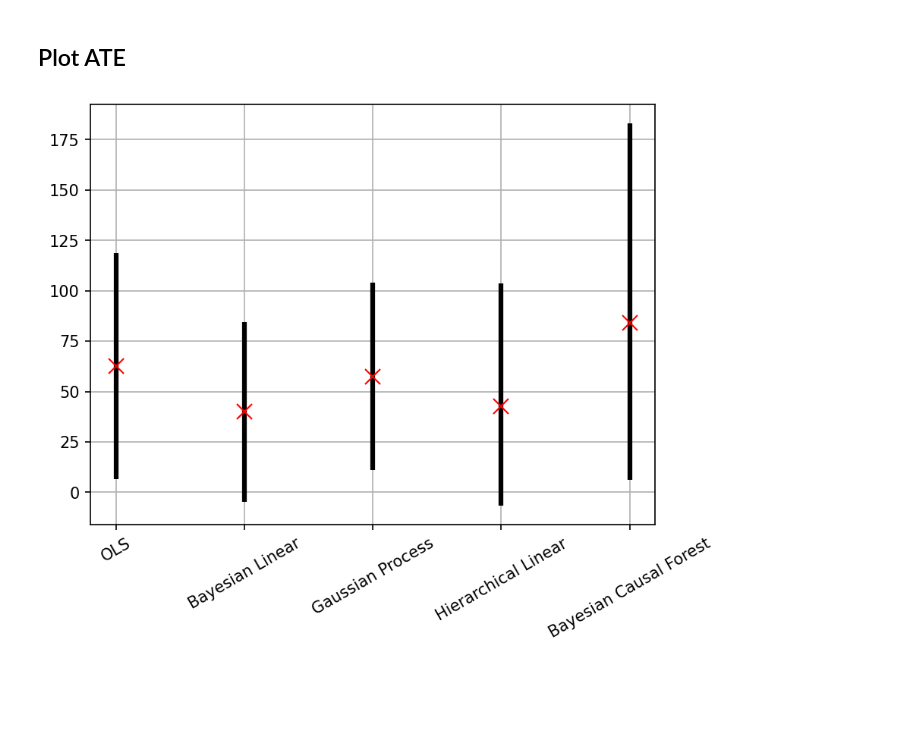
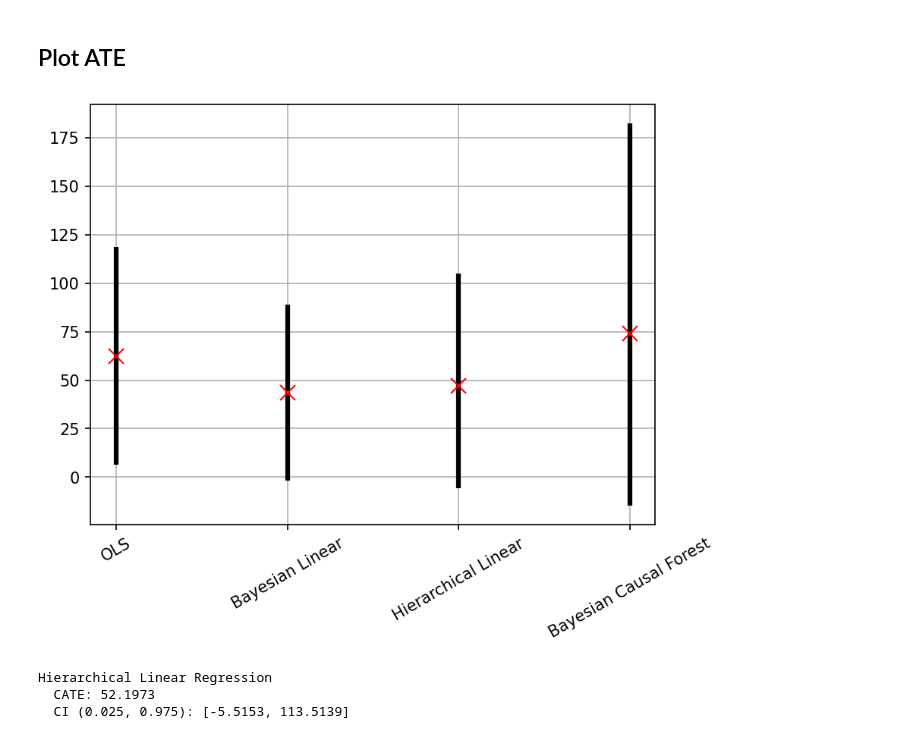
Before and after one commit to gradientinstitute/return2edu-paper, a Jupyter notebook: Direct-Bayesian.ipynb, the cells around one changed output. Cells and saved outputs as stored; diff of their text form; code cells hidden in the pictures; blank space fills up the shorter version.

```diff
--- a/Direct-Bayesian.ipynb
+++ b/Direct-Bayesian.ipynb
@@ -194,7 +274,0 @@ Although this is an S-learner, it can automatically model interactions (via the
-# %%
-kernel = WhiteKernel() + Matern(nu=1.5)
-gpr = GaussianProcessRegressor(kernel=kernel, normalize_y=True)
-
-# This takes a while for 5000 samples... (5 mins or so)
-gpr.fit(Xt, y)
-score = gpr.score(Xt, y) # WARNING: Score on training data - this is likely to overfit
@@ -302,25 +353,16 @@ def model_treatment_intersection(x, t, y):
 ### Run MCMC inference to compute the posteriors
 # %%
 samples = 500
-warm_up = 2500
-
-y_mean = y.mean()
-y_std = y.std()
-
-def stdize(y):
-    return (y - y_mean) / y_std
-
-def istdize(ys):
-    return ys * y_std + y_mean
+warm_up = 5000
 
 X_torch = torch.tensor(X)
 t_torch = torch.tensor(t)
-y_torch = torch.tensor(stdize(y))
-
+p_torch = torch.tensor(p)
+y_torch = torch.tensor(y)
 
 # Initialize No U-Turn Sampler
-nuts_kernel = NUTS(model_treatment_intersection, max_tree_depth=7)
-model_mcmc = MCMC(nuts_kernel, num_samples=samples, warmup_steps=warm_up)
+nuts_kernel = NUTS(model_treatment_intersection, max_tree_depth=3)
+model_mcmc = MCMC(nuts_kernel, num_samples=samples, warmup_steps=warm_up, num_chains=1)
 
 # Run the sampler
-model_mcmc.run(X_torch, t_torch, y_torch)
+model_mcmc.run(X_torch, t_torch, p_torch, y_torch)
@@ -329,6 +401,7 @@ model_mcmc.run(X_torch, t_torch, y_torch)
 # %%
 hbr_samples = model_mcmc.get_samples()
 w_0s = hbr_samples["intercept"]
+w_ps = hbr_samples["propensity"]
 w_ts = hbr_samples["treatment"]
 w_xs = hbr_samples["confounders"]
 w_txs = hbr_samples["intersection"]
@@ -339,11 +412,9 @@ t0 = torch.zeros_like(t_torch)
 t1 = torch.ones_like(t_torch)
 
 for s in range(samples):
-    f = predict(w_0s[s], w_ts[s], w_xs[s], w_txs[s], X_torch, t_torch)
-    f1 = predict(w_0s[s], w_ts[s], w_xs[s], w_txs[s], X_torch, t1)
-    f0 = predict(w_0s[s], w_ts[s], w_xs[s], w_txs[s], X_torch, t0)
-    ate_hlr_samples[s] = istdize(f1.mean()) - istdize(f0.mean())
-    score_samples[s] = r2_score(y, istdize(f))
+    f = predict(w_0s[s], w_ts[s], w_xs[s], w_txs[s], w_ps[s], X_torch, t_torch, p_torch)
+    ate_hlr_samples[s] = ite(w_txs[s], w_ts[s], X_torch).mean()
+    score_samples[s] = r2_score(y, f)
 
 ate_hlr = ate_hlr_samples.mean()
 ci_hlr = mstats.mquantiles(ate_hlr_samples, prob=[0.025, 0.975])
@@ -396,7 +468,7 @@ cf = XBCF(
     #model="Normal",
     parallel=True,
     num_sweeps=500,
-    burnin=50,
+    burnin=200,
     #max_depth=250,
     num_trees_pr=NUM_TREES_PR,
     num_trees_trt=NUM_TREES_TRT,
@@ -440,16 +512,33 @@ Bayesian Causal Forest
 # %% [markdown]
 ## Plot ATE
 # %%
-ate_labels = ["OLS", "Bayesian Linear", "Gaussian Process", "Hierarchical Linear", "Bayesian Causal Forest"]
-ate = [ate_ols, ate_blr, ate_gp, ate_hlr, ate_cbf]
-ci = [ci_ols, ci_blr, ci_gp, ci_hlr, ci_cbf]
+ate_labels = ["OLS", "Bayesian Linear", "Hierarchical Linear", "Bayesian Causal Forest"]
+ate = [ate_ols, ate_blr, ate_hlr, ate_cbf]
+ci = [ci_ols, ci_blr, ci_hlr, ci_cbf]
 ind = np.arange(len(ate))
 
 plt.figure(dpi=150)
 plt.vlines(ind, ymin=[c[0] for c in ci], ymax=[c[1] for c in ci], colors='k', linewidth=3)
 plt.plot(ind, ate, 'rx', markersize=10)
 plt.xticks(ind, labels=ate_labels, rotation=30)
 plt.grid()
 plt.show()
 # %% [output]
-[figure, old version]
+[figure, new version]
+# %%
+sex_ind = X[:, features.index("ahgsex")] > 0
+
+cate_hlr_samples = np.zeros(samples)
+for s in range(samples):
+    cate_hlr_samples[s] = ite(w_txs[s], w_ts[s], X_torch[sex_ind, :]).mean()
+
+cate_hlr = cate_hlr_samples.mean()
+cci_hlr = mstats.mquantiles(cate_hlr_samples, prob=[0.025, 0.975])
+
+print("Hierarchical Linear Regression")
+print(f"  CATE: {cate_hlr:.4f}")
+print(f"  CI (0.025, 0.975): [{cci_hlr[0]:.4f}, {cci_hlr[1]:.4f}]")
+# %% [output]
+Hierarchical Linear Regression
+  CATE: 52.1973
+  CI (0.025, 0.975): [-5.5153, 113.5139]
```
Also changed, not shown: parts of 24 cells of this notebook, 2 other files.
